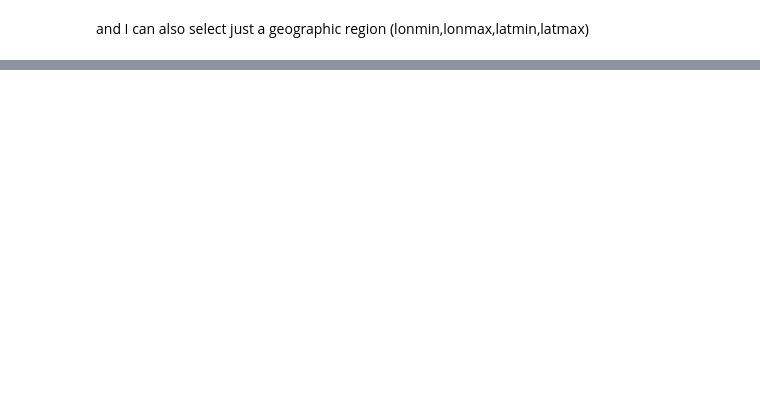
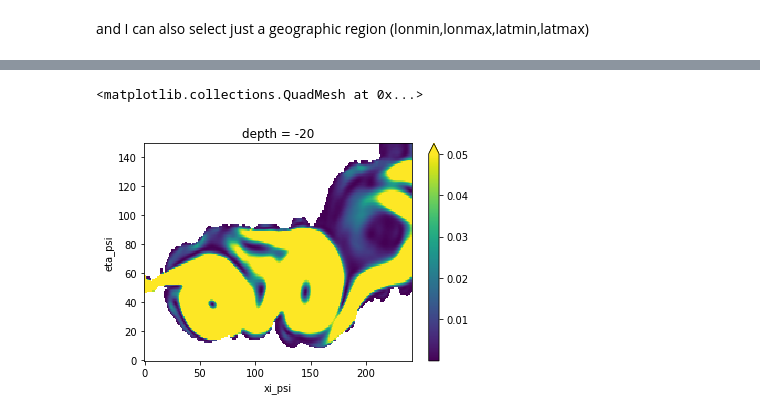
Before and after one commit to ecutolo/xroms, a Jupyter notebook: xroms_example1.ipynb, the cells around one changed output, grey strips where cells are left out. Drawn from its saved outputs; the diff is of its cells as text; code cells hidden in the pictures; blank space fills up the shorter version.

```diff
--- a/xroms_example1.ipynb
+++ b/xroms_example1.ipynb
@@ -89,5 +57,10 @@ If I want to make a streamplot I can easily move <i>u</i> and <i>v</i> both to t
 # %%
 import matplotlib.pyplot as plt
+# %%
+(ds_200slice_alboran.u.xroms.move2grid('psi')**2+ds_200slice_alboran.v.xroms.move2grid('psi')**2).plot(vmax=0.05)
+# %% [output]
+<matplotlib.collections.QuadMesh at 0x...>
+[figure, added]
 # %%
 plt.streamplot(ds_200slice.lon_psi.values,
                ds_200slice.lat_psi.values,
```
Also changed, not shown: parts of 11 cells of this notebook, 1 other file.
